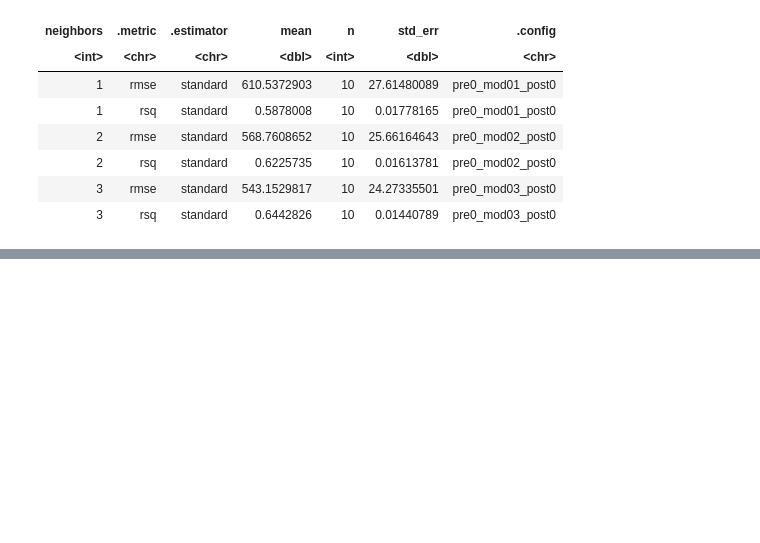
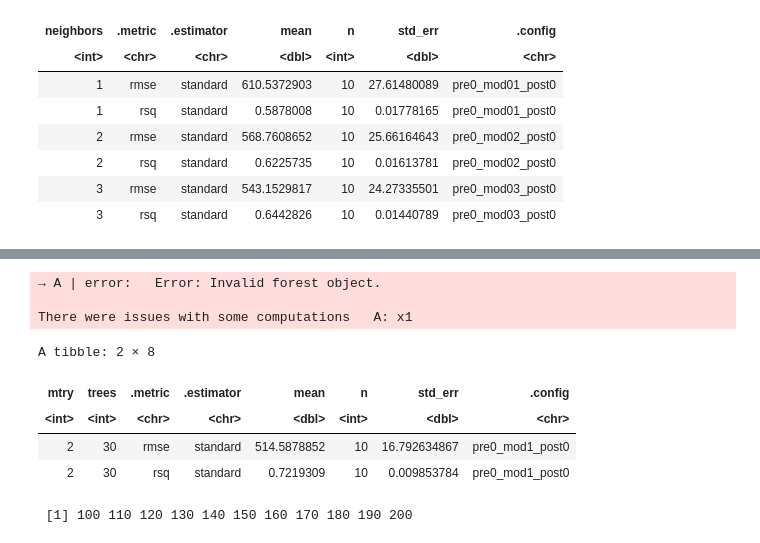
Before and after one commit to N0-0BIE/EX9BLV_ABTG, a Jupyter notebook: code/project.ipynb, the cells around one changed output, grey strips where cells are left out. Cells and saved outputs as stored; diff of their text form; code cells hidden in the pictures; blank space fills up the shorter version.

Commit message:
Random tree elkezdve + KNN ábrák

```diff
--- a/code/project.ipynb
+++ b/code/project.ipynb
@@ -700,0 +738,55 @@ A tibble: 2 × 19
+# %%
+# Komplexebb modell, de nem használ factor-okat
+
+rf_mod =
+    rand_forest(mode = "regression", trees=tune(), mtry=tune()) %>%
+    set_engine('ranger')
+
+rf_recept = recipe(price ~ ., data=dft) %>%
+    step_integer(category) %>%
+    step_integer(fee) %>%
+    step_integer(has_photo) %>%
+    step_integer(pets_allowed) %>%
+    step_integer(cityname) %>%
+    step_integer(state) %>%
+    step_integer(source) %>%
+    step_integer(washer) %>%
+    step_integer(club) %>%
+    step_integer(wood_floor) %>%
+    step_integer(tv_signal) %>%
+    step_integer(dish_washer) %>%
+    step_integer(fridge) %>%
+    step_integer(playground) %>%
+    step_corr(all_numeric_predictors(), threshold = .9)
+
+cv_splits = vfold_cv(dft)
+
+rf_grid = expand.grid(trees=10:20*10, mtry=2:5)
+
+# Paraméter tuning
+rf_tune = tune_grid(
+    rf_mod,
+    rf_recept,
+    resample = cv_splits,
+    grid = rf_grid,
+)
+# %% [output]
+→ A | error:   Error: Invalid forest object.
+
+There were issues with some computations   A: x1
+# %%
+rf_tune %>%
+collect_metrics() %>%
+head()
+# %% [output]
+A tibble: 2 × 8
+| mtry | trees | .metric | .estimator | mean | n | std_err | .config |
+| <int> | <int> | <chr> | <chr> | <dbl> | <int> | <dbl> | <chr> |
+| 2 | 30 | rmse | standard | 514.5878852 | 10 | 16.792634867 | pre0_mod1_post0 |
+| 2 | 30 | rsq | standard | 0.7219309 | 10 | 0.009853784 | pre0_mod1_post0 |
+# %%
+asdf <- 10:20*10
+
+asdf
+# %% [output]
+ [1] 100 110 120 130 140 150 160 170 180 190 200
```
Also changed, not shown: parts of 16 cells of this notebook.
